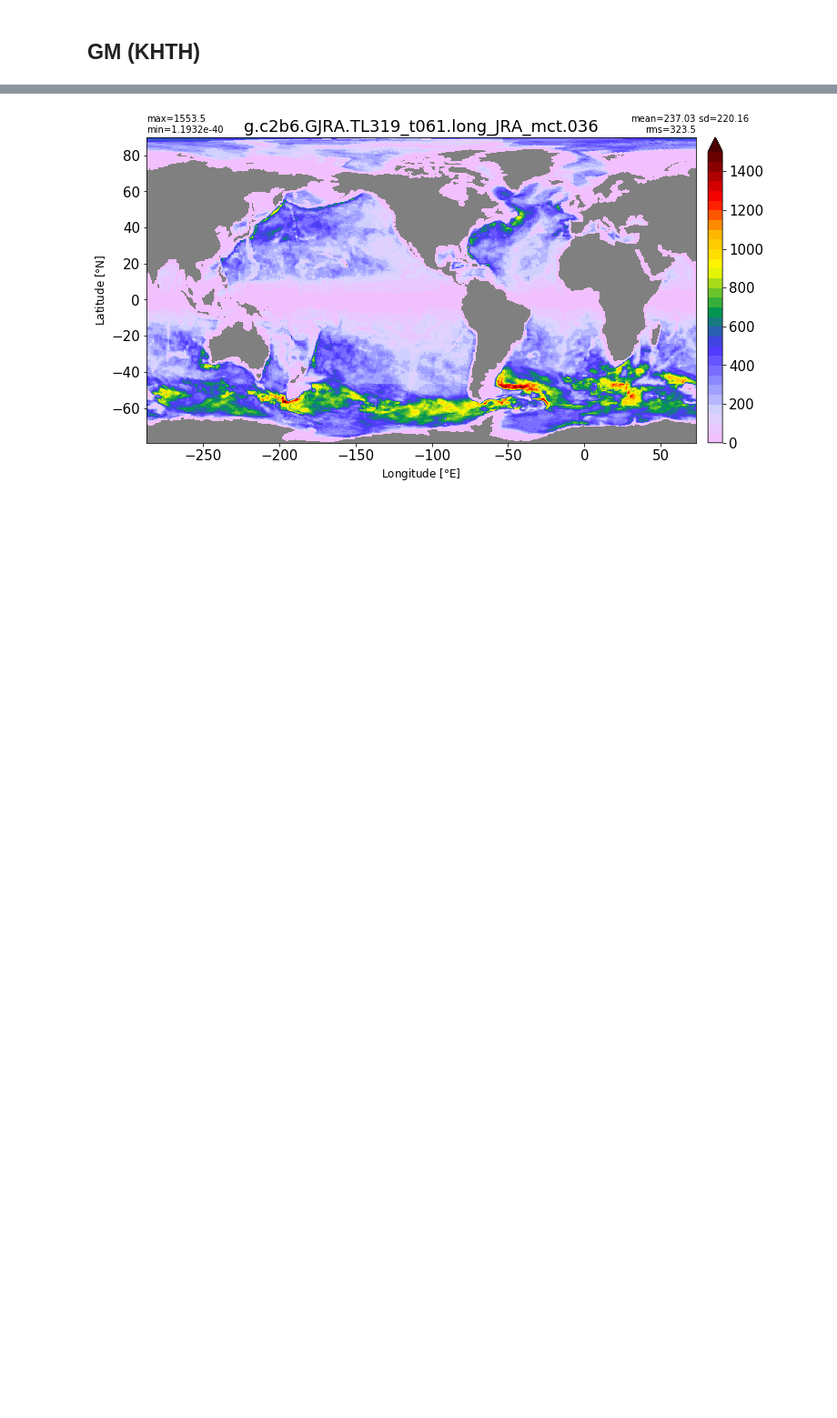
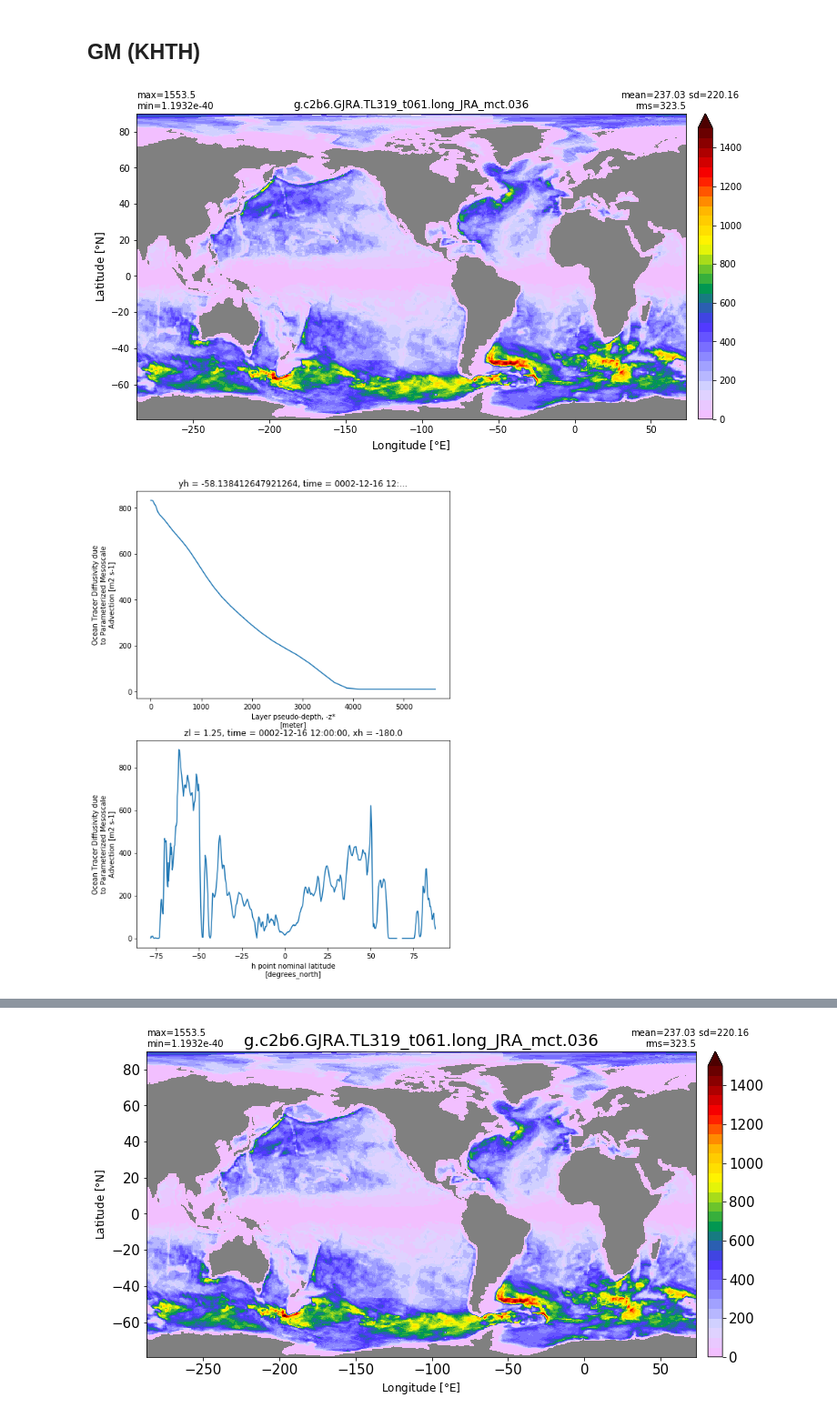
Before and after one commit to gustavo-marques/cesm_mom6_progress, a Jupyter notebook: 03Apr2020/biharmonic_LMD_shear_EUC.ipynb, the cells around one changed output, grey strips where cells are left out. Shown at 91% size. Drawn from its saved outputs; the diff is of its cells as text; code cells hidden in the pictures; blank space fills up the shorter version.

```diff
--- a/03Apr2020/biharmonic_LMD_shear_EUC.ipynb
+++ b/03Apr2020/biharmonic_LMD_shear_EUC.ipynb
@@ -154,3 +154,18 @@ def get_data_sf(full_path):
 variables = ['diftrblo', 'difmxylo' ,'difmxybo', 'diftrelo']
 # %% [markdown]
 ## GM (KHTH)
+# %%
+%matplotlib inline
+j = np.abs( grd.geolat[:,0] - -58.0 ).argmin()
+i = np.abs( grd.geolon[0,:] - -58.0 ).argmin()
+i1 = np.abs( grd.geolon[0,:] - -180.0 ).argmin()
+for exp in range(len(exps)):
+  ds = get_data_sf(path+exps[exp]+'/run/'+exps[exp]+'.mom6.hm_0002_12.nc')
+  xyplot(np.ma.masked_invalid(ds[variables[0]][0,0,:].values), grd.geolon, grd.geolat, area=grd.area_t,
+         clim=(0,1500), title=str(exps[exp]))
+  f, ax = plt.subplots(2,1, figsize=(8,12))
+  ds[variables[0]][0,:,j,i].plot(ax=ax[0])
+  ds[variables[0]][0,0,:,i1].plot(ax=ax[1])
+# %% [output]
+[figure, added]
+[figure, added]
```
Also changed, not shown: parts of 1 cell of this notebook, 28 other files.
